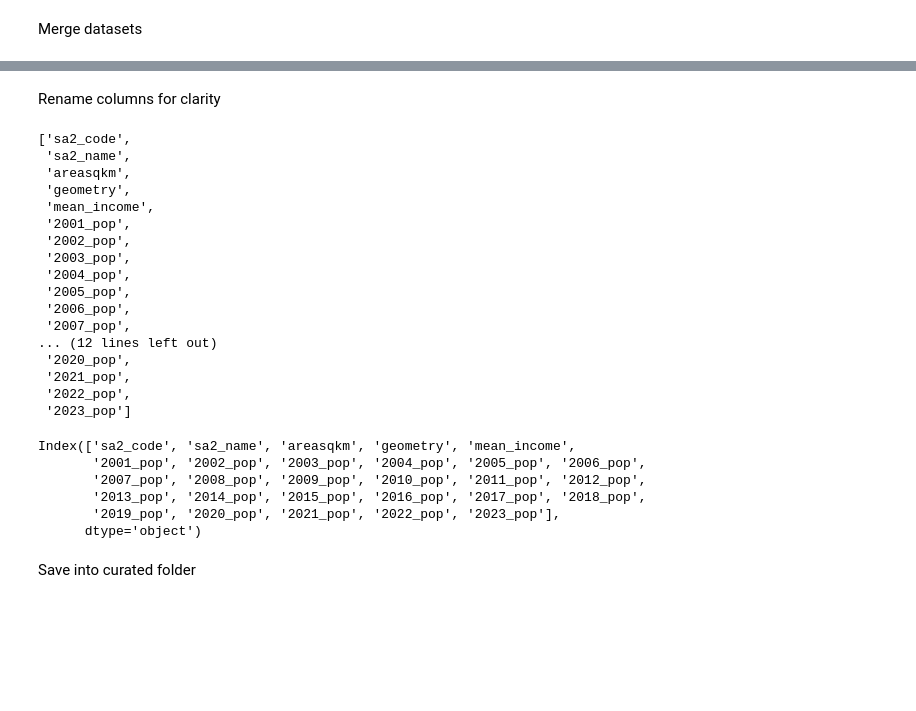
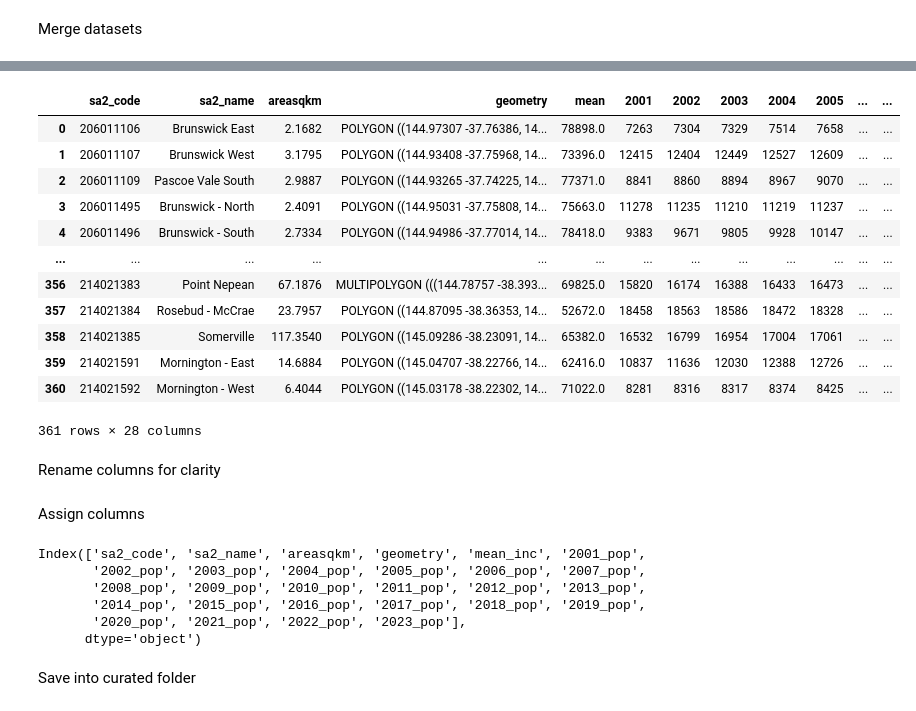
Before and after one commit to MAST30034-AppliedDataScience/project-2-group-real-estate-industry-project-21, a Jupyter notebook: notebooks/curate_external.ipynb, the cells around one changed output, grey strips where cells are left out. Saved outputs shown, nothing was run; the diff lists cells and outputs as text; code cells hidden in the pictures; blank space fills up the shorter version.

```diff
--- a/notebooks/curate_external.ipynb
+++ b/notebooks/curate_external.ipynb
@@ -116,7 +370,7 @@ pop_df.head()
 # %% [markdown]
 Read file
 # %%
-income_df = pd.read_csv("../data/raw/sa2_data/sa2_income_2021.csv")
+income_df = pd.read_csv("../data/raw/sa2_income_2021.csv")
 
 income_df.head()
 # %% [output]
@@ -147,0 +385,4 @@ Name: sa2_code, Length: 361, dtype: object
+# %%
+sa2_melb_df = sa2_sf["sa2_code"]
+
+sa2_melb_df
@@ -148,7 +402,7 @@ Name: sa2_code, Length: 361, dtype: object
 # %% [markdown]
 Filter SA2s within metropolitan Melbourne
 # %%
-income_df = income_df[income_df["sa2_code"].isin(sa2_metro_melb_codes)]
+income_df = income_df[income_df["sa2_code"].isin(sa2_melb_df)]
 
 income_df.head()
 # %% [output]
@@ -241,0 +473,4 @@ sa2_df.head()
+# %%
+sa2_data_sf = sa2_sf.merge(income_df, how = "left")
+
+sa2_data_sf
@@ -242,10 +491,28 @@ sa2_df.head()
+# %%
+sa2_data_sf = sa2_data_sf.merge(pop_df, how = "left")
+
+sa2_data_sf
+# %% [output]
+|  | sa2_code | sa2_name | areasqkm | geometry | mean | 2001 | 2002 | 2003 | 2004 | 2005 | ... | ... |
+| 0 | 206011106 | Brunswick East | 2.1682 | POLYGON ((144.97307 -37.76386, 14... | 78898.0 | 7263 | 7304 | 7329 | 7514 | 7658 | ... | ... |
+| 1 | 206011107 | Brunswick West | 3.1795 | POLYGON ((144.93408 -37.75968, 14... | 73396.0 | 12415 | 12404 | 12449 | 12527 | 12609 | ... | ... |
+| 2 | 206011109 | Pascoe Vale South | 2.9887 | POLYGON ((144.93265 -37.74225, 14... | 77371.0 | 8841 | 8860 | 8894 | 8967 | 9070 | ... | ... |
+| 3 | 206011495 | Brunswick - North | 2.4091 | POLYGON ((144.95031 -37.75808, 14... | 75663.0 | 11278 | 11235 | 11210 | 11219 | 11237 | ... | ... |
+| 4 | 206011496 | Brunswick - South | 2.7334 | POLYGON ((144.94986 -37.77014, 14... | 78418.0 | 9383 | 9671 | 9805 | 9928 | 10147 | ... | ... |
+| ... | ... | ... | ... | ... | ... | ... | ... | ... | ... | ... | ... | ... |
+| 356 | 214021383 | Point Nepean | 67.1876 | MULTIPOLYGON (((144.78757 -38.393... | 69825.0 | 15820 | 16174 | 16388 | 16433 | 16473 | ... | ... |
+| 357 | 214021384 | Rosebud - McCrae | 23.7957 | POLYGON ((144.87095 -38.36353, 14... | 52672.0 | 18458 | 18563 | 18586 | 18472 | 18328 | ... | ... |
+| 358 | 214021385 | Somerville | 117.3540 | POLYGON ((145.09286 -38.23091, 14... | 65382.0 | 16532 | 16799 | 16954 | 17004 | 17061 | ... | ... |
+| 359 | 214021591 | Mornington - East | 14.6884 | POLYGON ((145.04707 -38.22766, 14... | 62416.0 | 10837 | 11636 | 12030 | 12388 | 12726 | ... | ... |
+| 360 | 214021592 | Mornington - West | 6.4044 | POLYGON ((145.03178 -38.22302, 14... | 71022.0 | 8281 | 8316 | 8317 | 8374 | 8425 | ... | ... |
+361 rows × 28 columns
 # %% [markdown]
 Rename columns for clarity
 # %%
 # List to hold new column names
 new_cols = []
 
-for col in sa2_df.columns:
+for col in sa2_data_sf.columns:
 
     # Columns with years represent populations
     if str.isnumeric(col):
@@ -253,41 +520,23 @@ for col in sa2_df.columns:
 
     # "mean" column represents income
     elif col == "mean":
-        new_cols.append(col + "_income")
+        new_cols.append(col + "_inc")
 
     # No change to column name
     else:
         new_cols.append(col)
-
-new_cols
-# %% [output]
-['sa2_code',
- 'sa2_name',
- 'areasqkm',
- 'geometry',
- 'mean_income',
- '2001_pop',
- '2002_pop',
- '2003_pop',
- '2004_pop',
- '2005_pop',
- '2006_pop',
- '2007_pop',
-... (12 lines left out)
- '2020_pop',
- '2021_pop',
- '2022_pop',
- '2023_pop']
+# %% [markdown]
+Assign columns
 # %%
-sa2_df.columns = new_cols
+sa2_data_sf.columns = new_cols
 
-sa2_df.columns
+sa2_data_sf.columns
 # %% [output]
-Index(['sa2_code', 'sa2_name', 'areasqkm', 'geometry', 'mean_income',
-       '2001_pop', '2002_pop', '2003_pop', '2004_pop', '2005_pop', '2006_pop',
-       '2007_pop', '2008_pop', '2009_pop', '2010_pop', '2011_pop', '2012_pop',
-       '2013_pop', '2014_pop', '2015_pop', '2016_pop', '2017_pop', '2018_pop',
-       '2019_pop', '2020_pop', '2021_pop', '2022_pop', '2023_pop'],
+Index(['sa2_code', 'sa2_name', 'areasqkm', 'geometry', 'mean_inc', '2001_pop',
+       '2002_pop', '2003_pop', '2004_pop', '2005_pop', '2006_pop', '2007_pop',
+       '2008_pop', '2009_pop', '2010_pop', '2011_pop', '2012_pop', '2013_pop',
+       '2014_pop', '2015_pop', '2016_pop', '2017_pop', '2018_pop', '2019_pop',
+       '2020_pop', '2021_pop', '2022_pop', '2023_pop'],
       dtype='object')
 # %% [markdown]
 Save into curated folder
```
Also changed, not shown: parts of 101 cells of this notebook.
